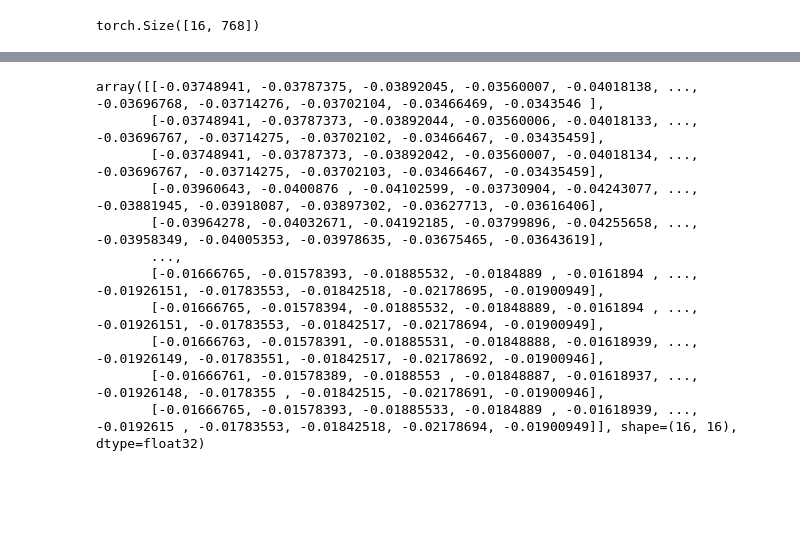
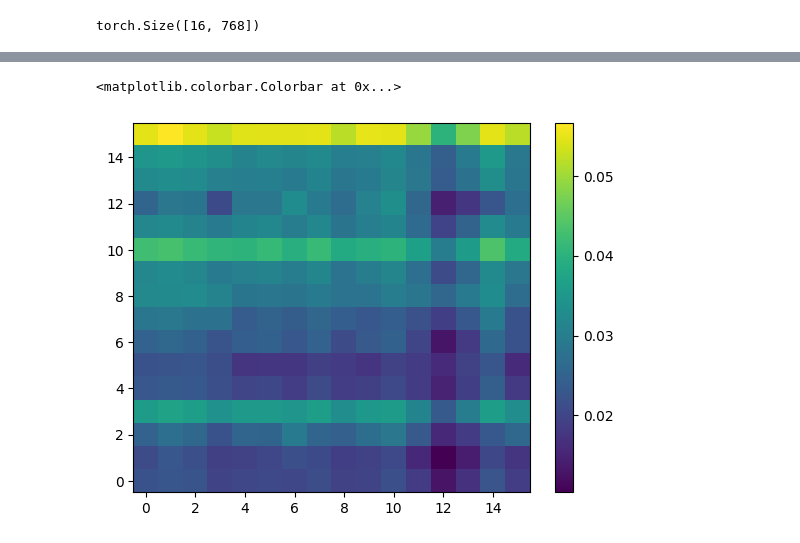
Before and after one commit to MrStrenggeheim/cav-mae-sync, a Jupyter notebook: exploration/analyze_cls.ipynb, the cells around one changed output, grey strips where cells are left out. Drawn from its saved outputs; the diff is of its cells as text; code cells hidden in the pictures; blank space fills up the shorter version.

```diff
--- a/exploration/analyze_cls.ipynb
+++ b/exploration/analyze_cls.ipynb
@@ -105,21 +110,18 @@ array([-0.00000001,  0.00000001,  0.        , -0.00000002,  0.00000001, ..., -0.
 # %%
+idx = 2
 # import cosine similarity
 from sklearn.metrics.pairwise import cosine_similarity
 # do per time step the cosine sim between cls_a and cls_b
+
+
+
 cos_sim = cosine_similarity(
-    df.cls_a.iloc[2],
-    df.cls_v.iloc[2]
+    df.cls_a.iloc[idx],
+    df.cls_v.iloc[idx]
 )
-cos_sim
+# plt plot heatmap
+plt.imshow(X=cos_sim, aspect='auto', origin='lower')
+plt.colorbar()
 # %% [output]
-array([[-0.03748941, -0.03787375, -0.03892045, -0.03560007, -0.04018138, ..., -0.03696768, -0.03714276, -0.03702104, -0.03466469, -0.0343546 ],
-       [-0.03748941, -0.03787373, -0.03892044, -0.03560006, -0.04018133, ..., -0.03696767, -0.03714275, -0.03702102, -0.03466467, -0.03435459],
-       [-0.03748941, -0.03787373, -0.03892042, -0.03560007, -0.04018134, ..., -0.03696767, -0.03714275, -0.03702103, -0.03466467, -0.03435459],
-       [-0.03960643, -0.0400876 , -0.04102599, -0.03730904, -0.04243077, ..., -0.03881945, -0.03918087, -0.03897302, -0.03627713, -0.03616406],
-       [-0.03964278, -0.04032671, -0.04192185, -0.03799896, -0.04255658, ..., -0.03958349, -0.04005353, -0.03978635, -0.03675465, -0.03643619],
-       ...,
-       [-0.01666765, -0.01578393, -0.01885532, -0.0184889 , -0.0161894 , ..., -0.01926151, -0.01783553, -0.01842518, -0.02178695, -0.01900949],
-       [-0.01666765, -0.01578394, -0.01885532, -0.01848889, -0.0161894 , ..., -0.01926151, -0.01783553, -0.01842517, -0.02178694, -0.01900949],
-       [-0.01666763, -0.01578391, -0.01885531, -0.01848888, -0.01618939, ..., -0.01926149, -0.01783551, -0.01842517, -0.02178692, -0.01900946],
-       [-0.01666761, -0.01578389, -0.0188553 , -0.01848887, -0.01618937, ..., -0.01926148, -0.0178355 , -0.01842515, -0.02178691, -0.01900946],
-       [-0.01666765, -0.01578393, -0.01885533, -0.0184889 , -0.01618939, ..., -0.0192615 , -0.01783553, -0.01842518, -0.02178694, -0.01900949]], shape=(16, 16), dtype=float32)
+<matplotlib.colorbar.Colorbar at 0x...>
+[figure, added]
```
Also changed, not shown: parts of 21 cells of this notebook, 4 other files.
